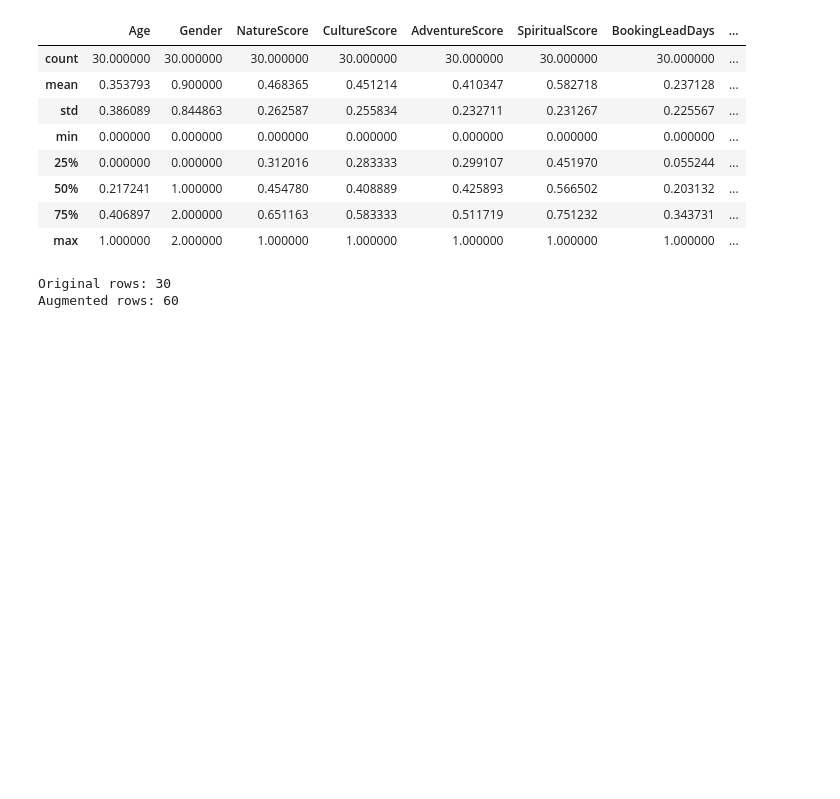
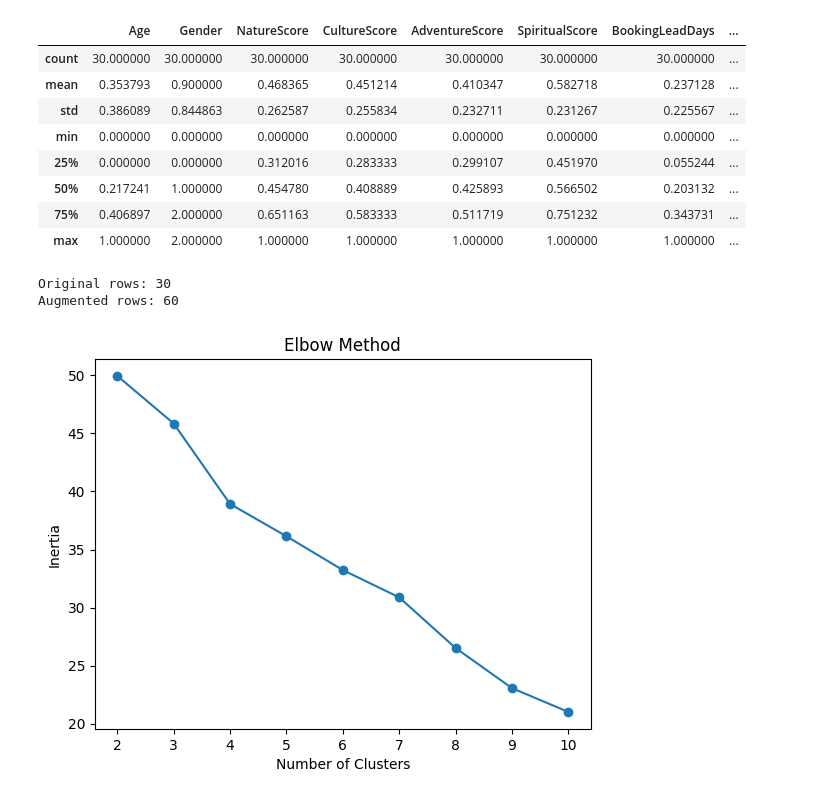
Before and after one commit to VidhiSidana/daa-assignment, a Jupyter notebook: TripSenseData.ipynb, the cells around one changed output. Cells and saved outputs as stored; diff of their text form; code cells hidden in the pictures; blank space fills up the shorter version.

```diff
--- a/TripSenseData.ipynb
+++ b/TripSenseData.ipynb
@@ -412,6 +350,0 @@ plt.show()
-# %%
-kmeans = KMeans(n_clusters=4, random_state=42)
-df['Cluster'] = kmeans.fit_predict(X_scaled)
-
-sil_score = silhouette_score(X_scaled, df['Cluster'])
-print("Silhouette Score:", sil_score)
@@ -465,0 +351,33 @@ df['DBSCAN_Cluster'] = dbscan.fit_predict(X_scaled)
+# %%
+cluster_features = [
+    'Age',
+    'NatureScore', 'CultureScore', 'AdventureScore', 'SpiritualScore',
+    'destination_diversity', 'category_diversity',
+    'BookingLeadDays', 'DurationDays',
+    'FamilySize',
+    'InternetSpeedMbps',
+    'engagement_score',
+    'adventure_pref_score', 'culture_pref_score',
+    'nature_pref_score', 'spiritual_pref_score'
+]
+
+X = augmented_data[cluster_features]
+# %%
+from sklearn.cluster import KMeans
+import matplotlib.pyplot as plt
+
+inertia = []
+K = range(2, 11)
+
+for k in K:
+    kmeans = KMeans(n_clusters=k, random_state=42)
+    kmeans.fit(X)
+    inertia.append(kmeans.inertia_)
+
+plt.plot(K, inertia, marker='o')
+plt.xlabel("Number of Clusters")
+plt.ylabel("Inertia")
+plt.title("Elbow Method")
+plt.show()
+# %% [output]
+[figure, added]
```
Also changed, not shown: parts of 46 cells of this notebook.
